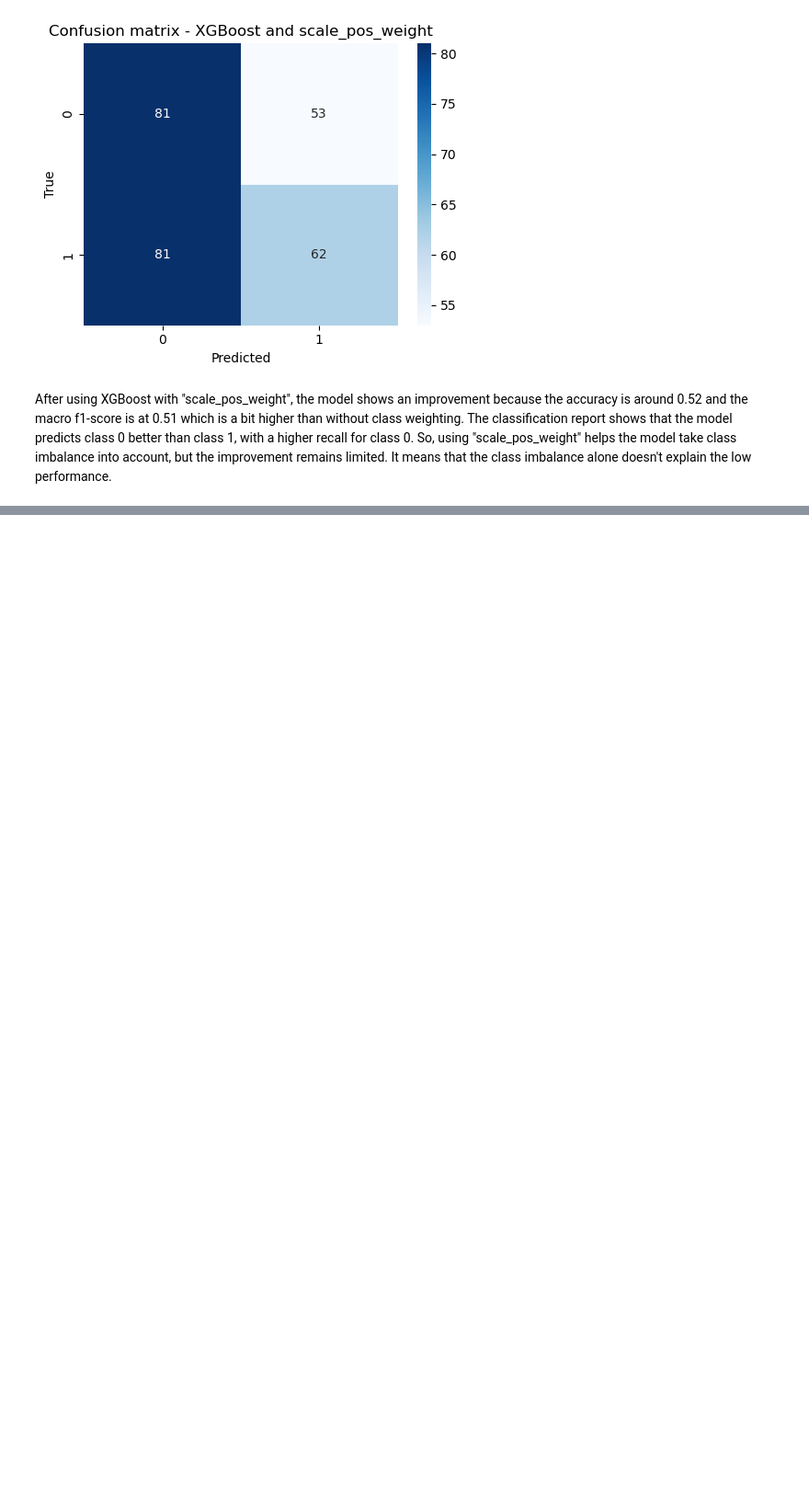
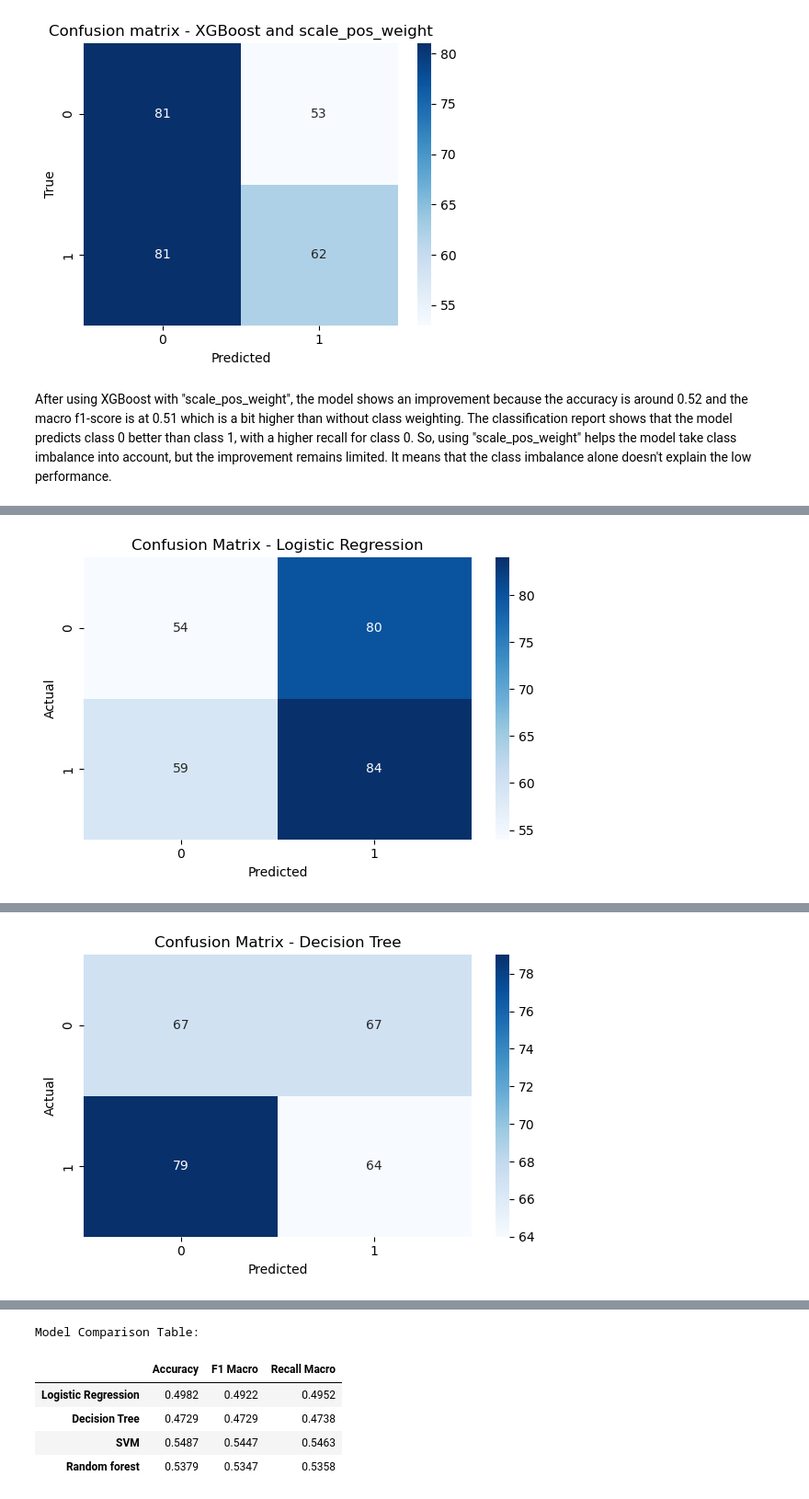
Before and after one commit to KoLiBrie9/MLPROJECT, a Jupyter notebook: second_approach.ipynb, the cells around one changed output, grey strips where cells are left out. Shown at 92% size. Cells and saved outputs as stored; diff of their text form; code cells hidden in the pictures; blank space fills up the shorter version.

```diff
--- a/second_approach.ipynb
+++ b/second_approach.ipynb
@@ -1132,0 +1306,67 @@ After using XGBoost with "scale_pos_weight", the model shows an improvement beca
+# %%
+
+X_train_prep = preprocessor.fit_transform(X_train)
+X_test_prep  = preprocessor.transform(X_test)
+
+k = 37
+selector = SelectKBest(score_func=f_classif, k=k)
+X_train_selected = selector.fit_transform(X_train_prep, y_train)
+X_test_selected = selector.transform(X_test_prep)
+selected_columns = np.array(numeric_cols)[selector.get_support()]
+print("Selected features:", selected_columns.tolist())
+
+
+
+results = {}
+for name, model in models.items():
+    model.fit(X_train_selected, y_train)
+    y_pred = model.predict(X_test_selected)
+
+    acc = accuracy_score(y_test, y_pred)
+    f1 = f1_score(y_test, y_pred, average="macro")
+    recall = recall_score(y_test, y_pred, average="macro")
+
+    print(f"\n{name}")
+    print("Accuracy:", acc)
+    print("F1 Macro:", f1)
+    print("Recall Macro:", recall)
+    print("Classification Report:\n", classification_report(y_test, y_pred))
+
+    cm = confusion_matrix(y_test, y_pred)
+    plt.figure(figsize=(6, 4))
+    sns.heatmap(cm, annot=True, fmt='d', cmap='Blues')
+    plt.title(f'Confusion Matrix - {name}')
+    plt.xlabel('Predicted')
+    plt.ylabel('Actual')
+    plt.tight_layout()
+    plt.show()
+
+    results[name] = {
+        "accuracy": acc,
+        "f1_macro": f1,
+        "recall_macro": recall}
+
+
+comparison_table = pd.DataFrame({
+    model: {
+        "Accuracy": results[model]["accuracy"],
+        "F1 Macro": results[model]["f1_macro"],
+        "Recall Macro": results[model]["recall_macro"]
+    } for model in results
+}).T.round(4)
+
+print("\nModel Comparison Table:")
+display(comparison_table)
+
+
+for metric in ["accuracy", "f1_macro"]:
+    values = [results[m][metric] for m in results]
+    plt.figure(figsize=(8, 5))
+    plt.bar(results.keys(), values)
+    plt.title(f"{metric.capitalize()} Comparison")
+    plt.ylabel(metric)
+    plt.ylim(0, 1)
+    plt.xticks(rotation=15)
+    plt.tight_layout()
+    plt.show()
+# %% [output]
@@ -1132,0 +1388 @@ After using XGBoost with "scale_pos_weight", the model shows an improvement beca
+[figure, added]
@@ -1132,0 +1402 @@ After using XGBoost with "scale_pos_weight", the model shows an improvement beca
+[figure, added]
@@ -1132,0 +1431,6 @@ After using XGBoost with "scale_pos_weight", the model shows an improvement beca
+Model Comparison Table:
+|  | Accuracy | F1 Macro | Recall Macro |
+| Logistic Regression | 0.4982 | 0.4922 | 0.4952 |
+| Decision Tree | 0.4729 | 0.4729 | 0.4738 |
+| SVM | 0.5487 | 0.5447 | 0.5463 |
+| Random forest | 0.5379 | 0.5347 | 0.5358 |
```
Also changed, not shown: parts of 32 cells of this notebook.
